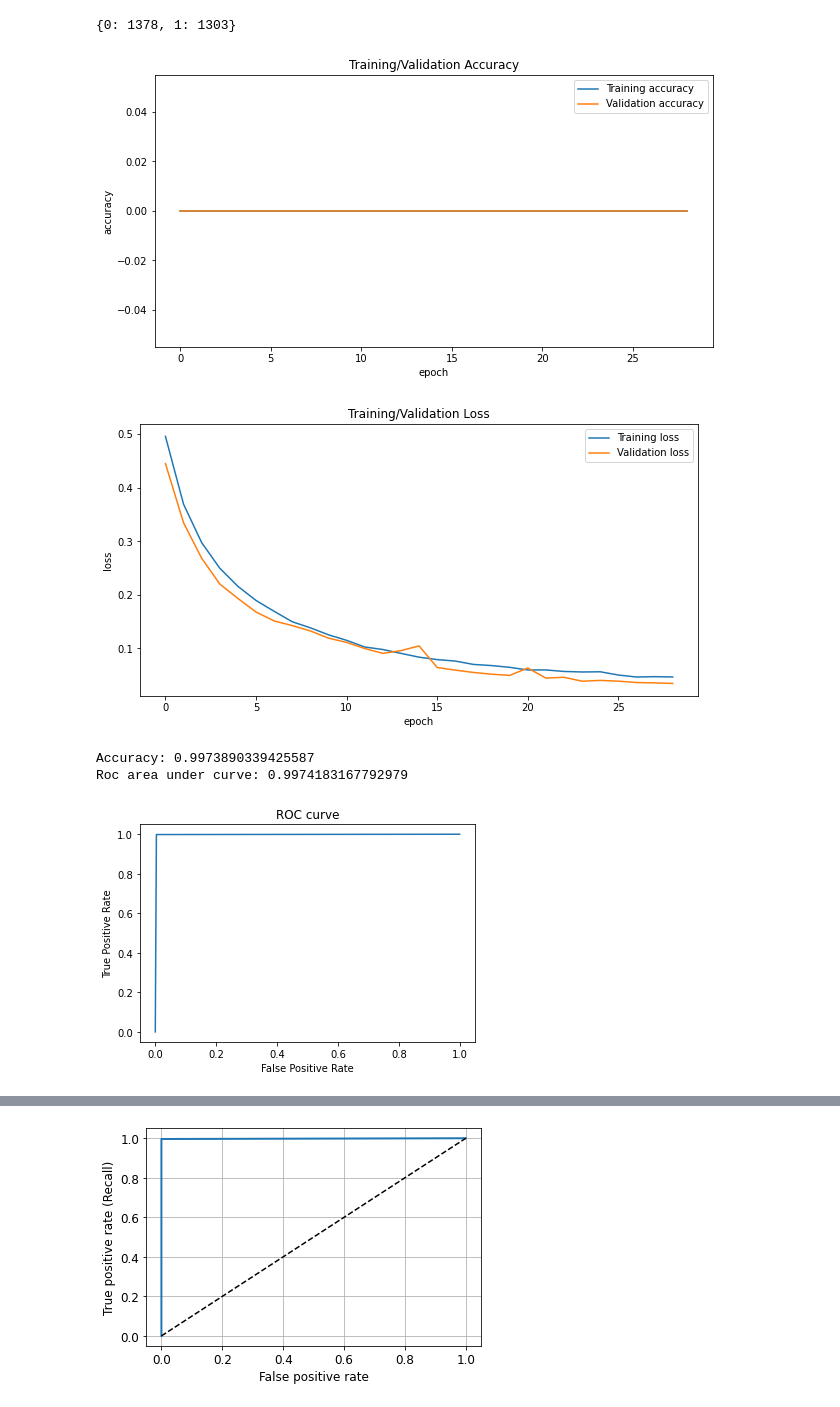
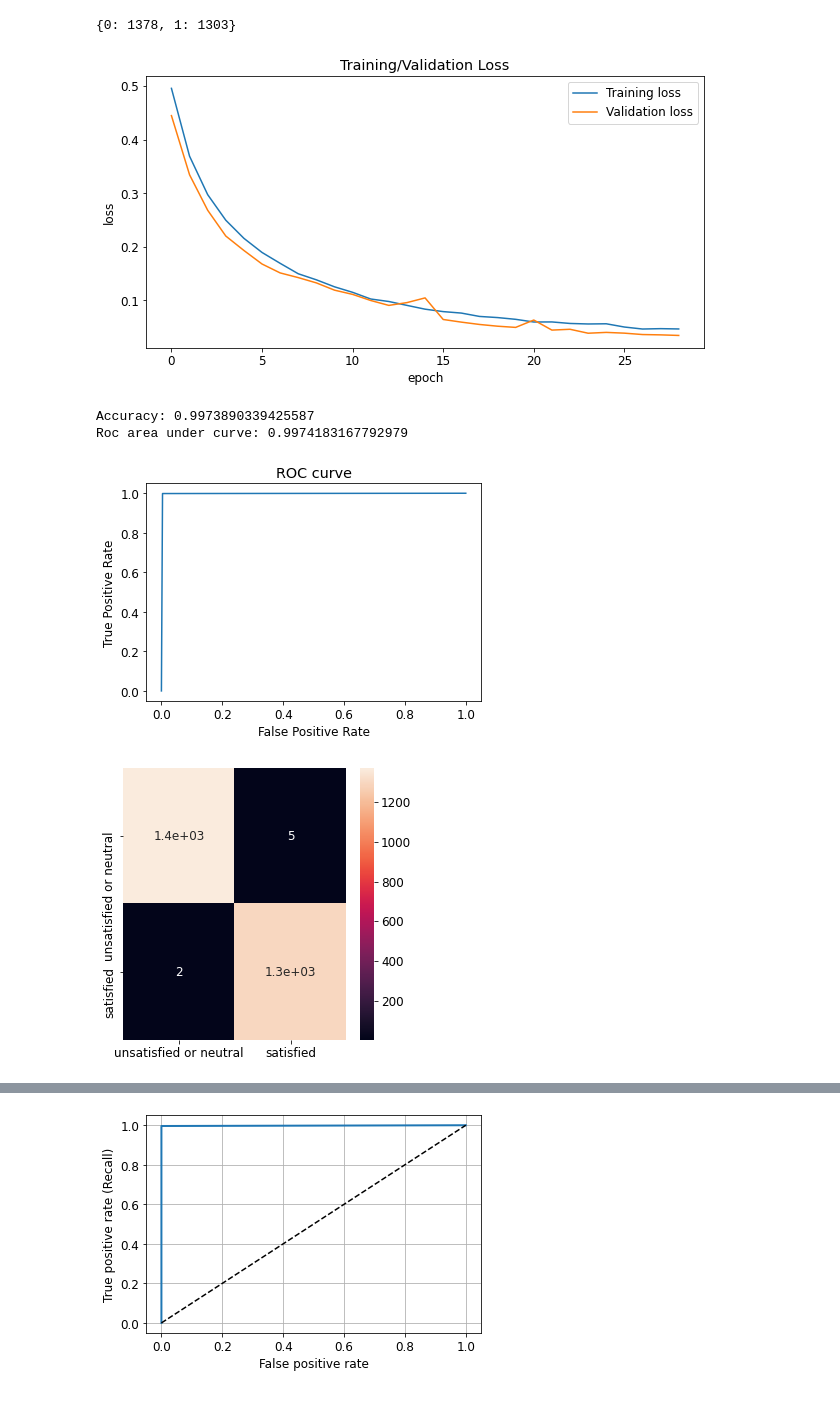
Before and after one commit to DaniloVeljovic/HandsOnML, a Jupyter notebook: ML3.ipynb, the cells around one changed output, grey strips where cells are left out. Cells and saved outputs as stored; diff of their text form; code cells hidden in the pictures.

```diff
--- a/ML3.ipynb
+++ b/ML3.ipynb
@@ -311,45 +311,37 @@ pred = model.predict(X_test)
 pred = np.around(pred)
 
 def plot_model_performance(results, pred, y_test):
-    plt.figure(figsize=(10,5))
-    plt.title('Training/Validation Accuracy')
-    plt.plot(results.history['accuracy'], label = 'Training accuracy')
-    plt.plot(results.history['val_accuracy'], label = 'Validation accuracy')
-    plt.xlabel('epoch')
-    plt.ylabel('accuracy')
-    plt.legend()
-    plt.show()
 
     plt.figure(figsize=(10,5))
     plt.title('Training/Validation Loss')
     plt.plot(results.history['loss'], label = 'Training loss')
     plt.plot(results.history['val_loss'], label = 'Validation loss')
     plt.xlabel('epoch')
     plt.ylabel('loss')
     plt.legend()
     plt.show()
     print('Accuracy:',accuracy_score(y_test,pred))
     print('Roc area under curve:',roc_auc_score(y_test,pred))
     fpr,tpr,_ = roc_curve(y_test,pred)
 
     plt.title('ROC curve')
     plt.plot(fpr,tpr)
     plt.xlabel('False Positive Rate')
     plt.ylabel('True Positive Rate')
     plt.show()
 
     classes = ['unsatisfied or neutral','satisfied']
     cm = confusion_matrix(y_test,pred)
     df = pd.DataFrame(cm, index = classes, columns = classes)
     plt.figure(figsize=(5,5))
     sb.heatmap(df,annot=True)
     plt.rc('font', size=12)
     plt.plot()
 
 plot_model_performance(history,pred,y_test)
 # %% [output]
-[figure, old version]
+[figure, new version]
+Accuracy: 0.9973890339425587
+Roc area under curve: 0.9974183167792979
-[figure, old version]
+[figure, new version]
-Accuracy: 0.9973890339425587
-Roc area under curve: 0.9974183167792979
-[figure, old version]
+[figure, new version]
```
Also changed, not shown: parts of 1 cell of this notebook.
